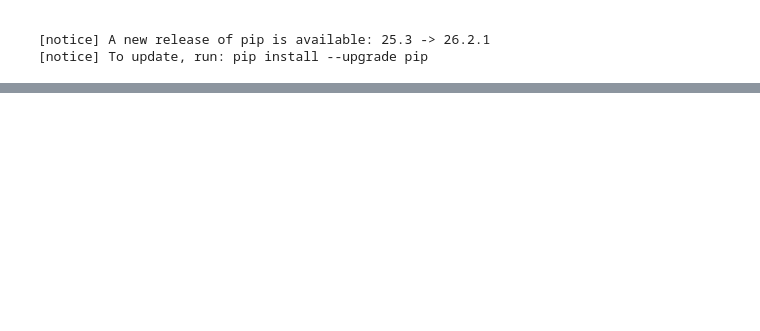
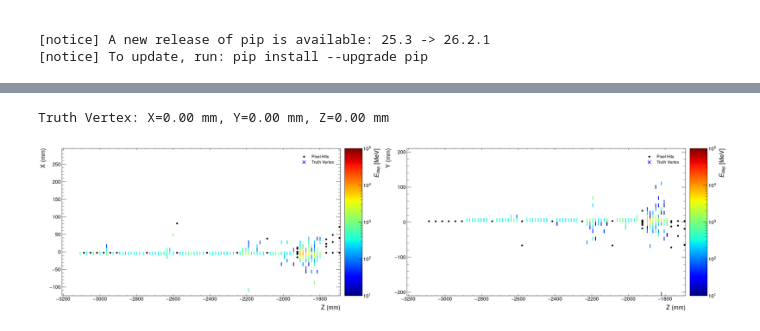
Before and after one commit to PinpointDetector/Pinpoint_G4, a Jupyter notebook: notebooks/3dEventDisplays.ipynb, the cells around one changed output, grey strips where cells are left out. Drawn from its saved outputs; the diff is of its cells as text; code cells hidden in the pictures; blank space fills up the shorter version.

```diff
--- a/notebooks/3dEventDisplays.ipynb
+++ b/notebooks/3dEventDisplays.ipynb
@@ -516,0 +516,5 @@ fig.tight_layout()
+# %%
+plot_event(index=1, hit_df=df, scint_df=scint_df, truth_df=truth_df, geom=geom, threshold=0.0, vmin=1e1, vmax=1e5, hitcolor='black', scintcolor='jet', variable='nPE')
+# %% [output]
+Truth Vertex: X=0.00 mm, Y=0.00 mm, Z=0.00 mm
+[figure, added]
```
Also changed, not shown: parts of 12 cells of this notebook, 8 other files.
